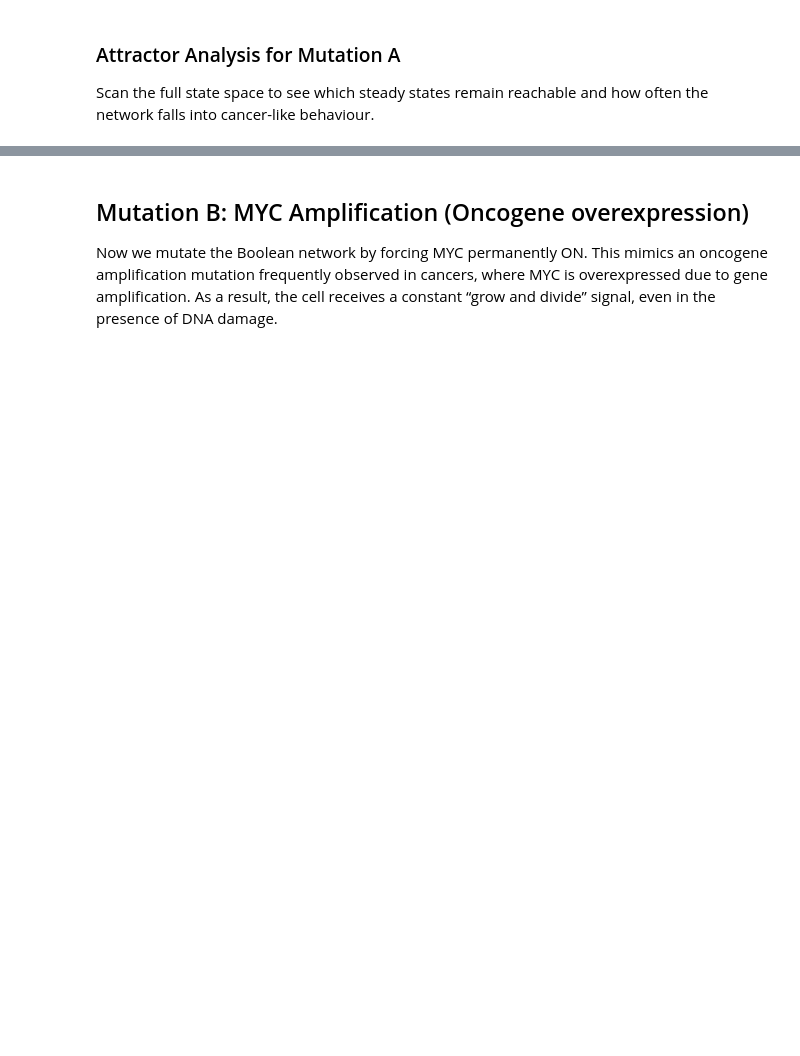
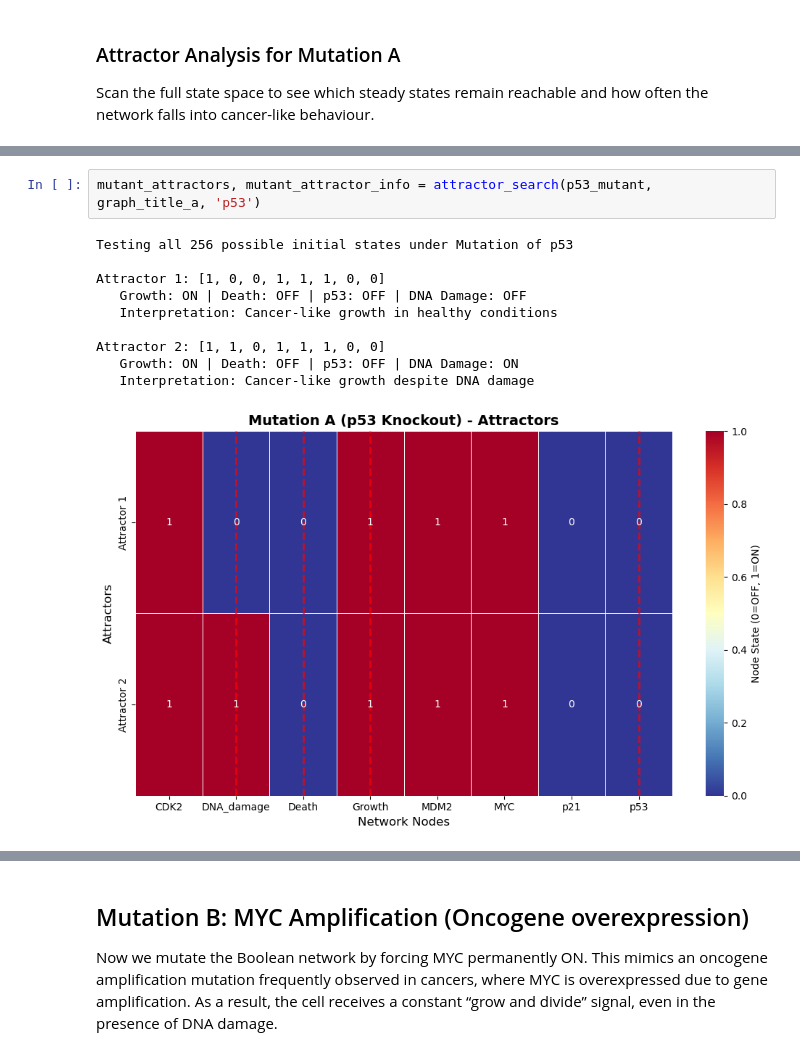
Before and after one commit to matecoco2024/bio_systems_assignements, a Jupyter notebook: assignement_3/KEN3170_BooleanModeling.ipynb, the cells around one changed output, grey strips where cells are left out. Drawn from its saved outputs; the diff is of its cells as text; blank space fills up the shorter version.

```diff
--- a/assignement_3/KEN3170_BooleanModeling.ipynb
+++ b/assignement_3/KEN3170_BooleanModeling.ipynb
@@ -853,0 +844,13 @@ Overall, 256 of 256 states (100.0%) flow into cancer-like attractors when p53 is
+# %%
+mutant_attractors, mutant_attractor_info = attractor_search(p53_mutant, graph_title_a, 'p53')
+# %% [output]
+Testing all 256 possible initial states under Mutation of p53
+
+Attractor 1: [1, 0, 0, 1, 1, 1, 0, 0]
+   Growth: ON | Death: OFF | p53: OFF | DNA Damage: OFF
+   Interpretation: Cancer-like growth in healthy conditions
+
+Attractor 2: [1, 1, 0, 1, 1, 1, 0, 0]
+   Growth: ON | Death: OFF | p53: OFF | DNA Damage: ON
+   Interpretation: Cancer-like growth despite DNA damage
+[figure, added]
```
Also changed, not shown: parts of 22 cells of this notebook.
